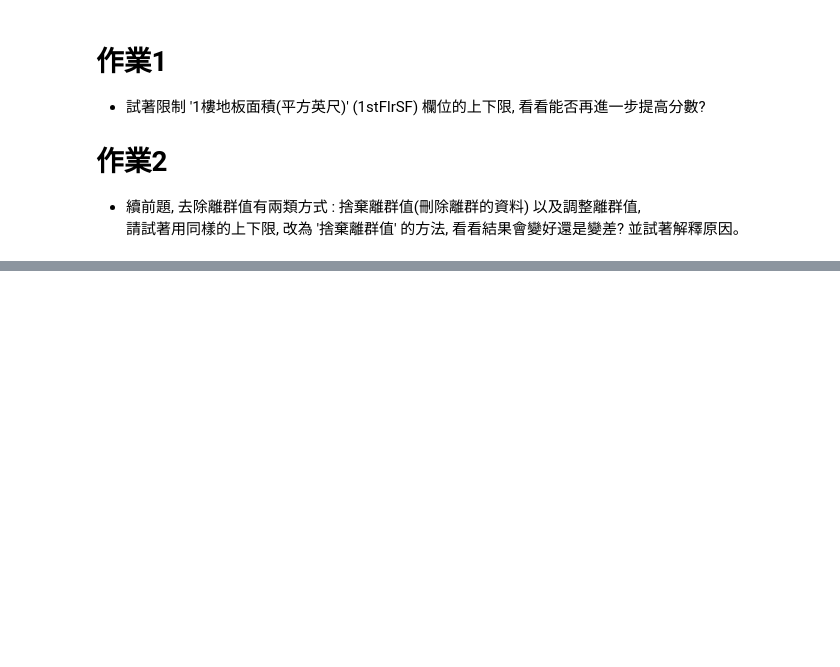
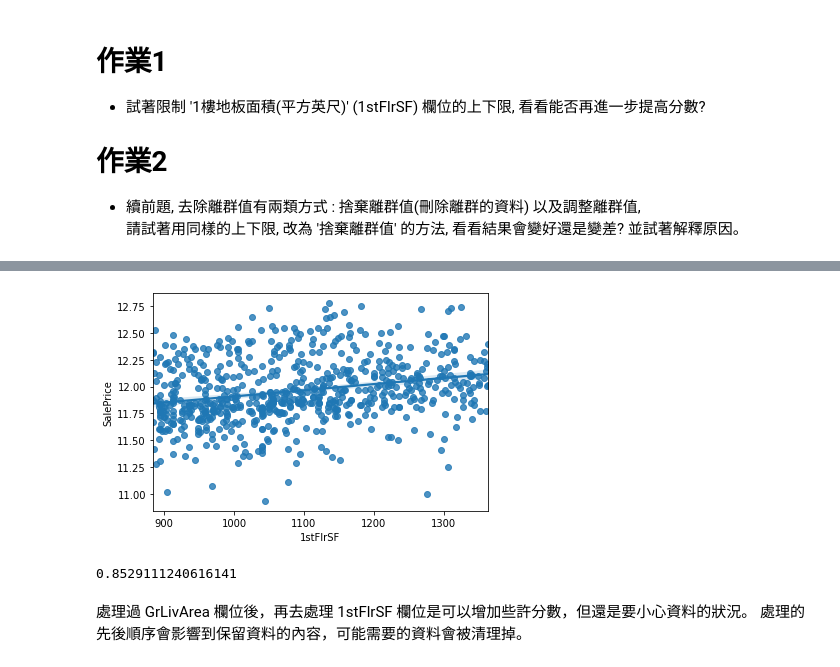
Before and after one commit to Samuelyihao/5th-ML100Days, a Jupyter notebook: exercise/Day_010_Outliers.ipynb, the cells around one changed output, grey strips where cells are left out. Drawn from its saved outputs; the diff is of its cells as text; code cells hidden in the pictures; blank space fills up the shorter version.

```diff
--- a/exercise/Day_010_Outliers.ipynb
+++ b/exercise/Day_010_Outliers.ipynb
@@ -127,0 +147,18 @@ Name: 1stFlrSF, dtype: float64
+# %%
+# 將數值限定在Q1~Q3間，捨棄離群值
+keep_indexs = (df['1stFlrSF']> 882) & (df['1stFlrSF']< 1364)
+df = df[keep_indexs]
+train_Y = train_Y[keep_indexs]
+sns.regplot(x = df['1stFlrSF'], y=train_Y)
+plt.show()
+
+# 做線性迴歸, 觀察分數
+train_X = MMEncoder.fit_transform(df)
+estimator = LinearRegression()
+cross_val_score(estimator, train_X, train_Y, cv=5).mean()
+# %% [output]
+[figure, added]
+0.8529111240616141
+# %% [markdown]
+處理過 GrLivArea 欄位後，再去處理 1stFlrSF 欄位是可以增加些許分數，但還是要小心資料的狀況。
+處理的先後順序會影響到保留資料的內容，可能需要的資料會被清理掉。
```
Also changed, not shown: parts of 2 cells of this notebook.
